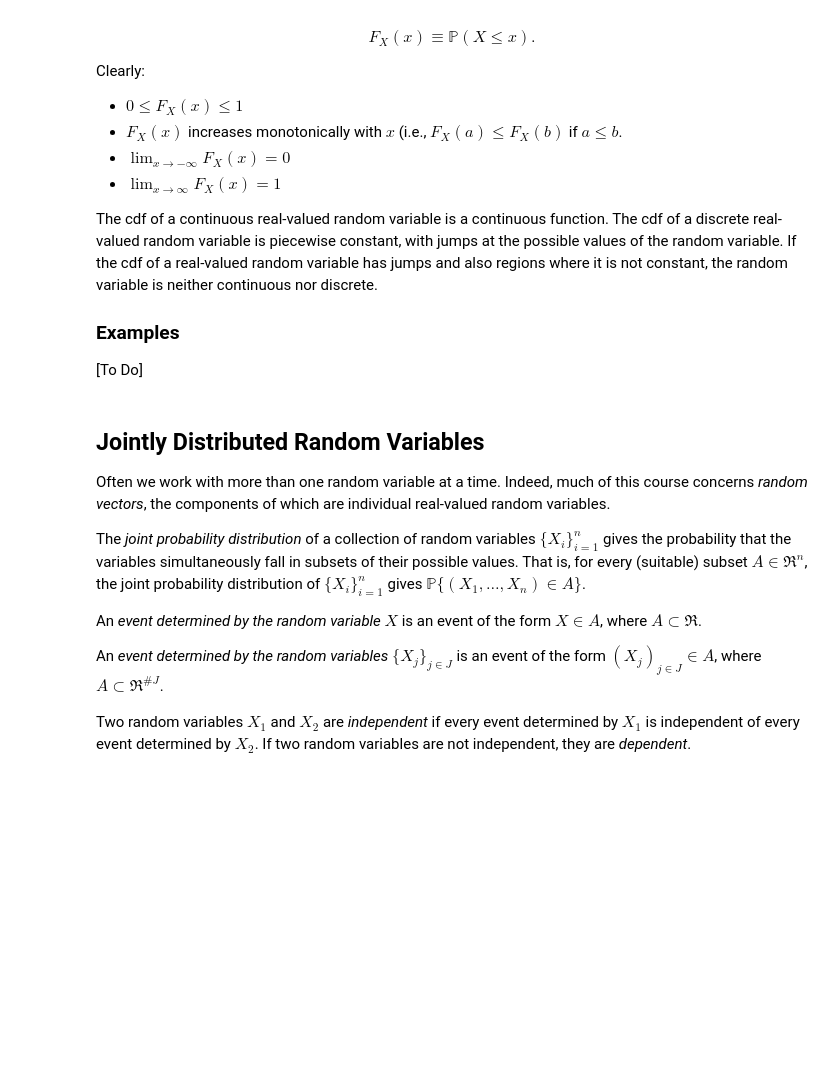
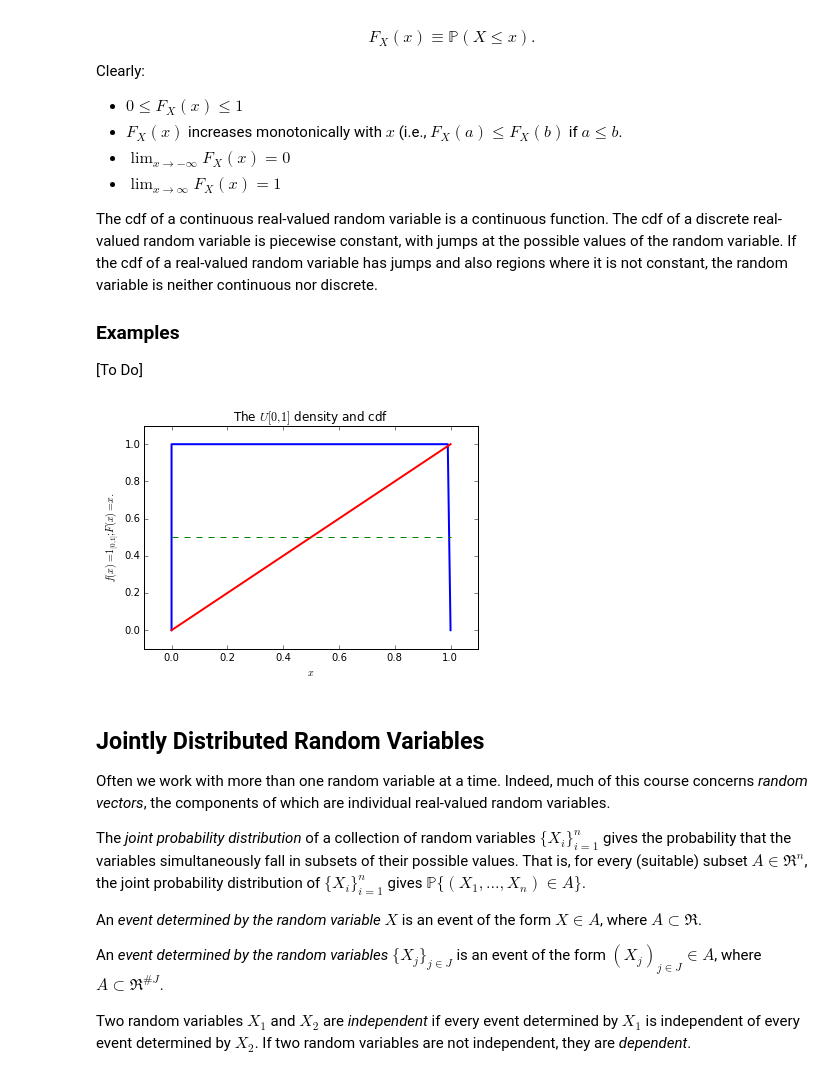
Before and after one commit to pbstark/PhysEng, a Jupyter notebook: rv.ipynb, the cells around one changed output. Drawn from its saved outputs; the diff is of its cells as text; code cells hidden in the pictures; blank space fills up the shorter version.

```diff
--- a/rv.ipynb
+++ b/rv.ipynb
@@ -144,3 +154,23 @@ If the cdf of a real-valued random variable has jumps and also regions where it
+# %%
+# Examples of densities and cdfs
+
+# U[0,1]
+x = np.arange(-.2, 1.2, 0.01)
+y = np.ones(len(x))
+y[x<0] = 0
+y[x>1] = 0
+Y = x   # uniform CDF is linear
+Y[x<0] = 0
+Y[x >= 1] = 1
+plt.plot(x,y,'b-',x,Y,'r-',linewidth=2)
+plt.plot((0, 1), (0.5, 0.5), 'g--')  # horizontal line at 0.5
+plt.xlabel('$x$')  # axis labels. Can use LaTeX math markup
+plt.ylabel(r'$f(x) = 1_{[0,1]}; F(x) = x$.')
+plt.axis([-0.1,1.1,-0.1,1.1])  # axis limits
+plt.title('The $U[0,1]$ density and cdf')
+plt.show()
+# %% [output]
+[figure, added]
 # %% [markdown]
 ## Jointly Distributed Random Variables
 
```
Also changed, not shown: parts of 4 cells of this notebook.
